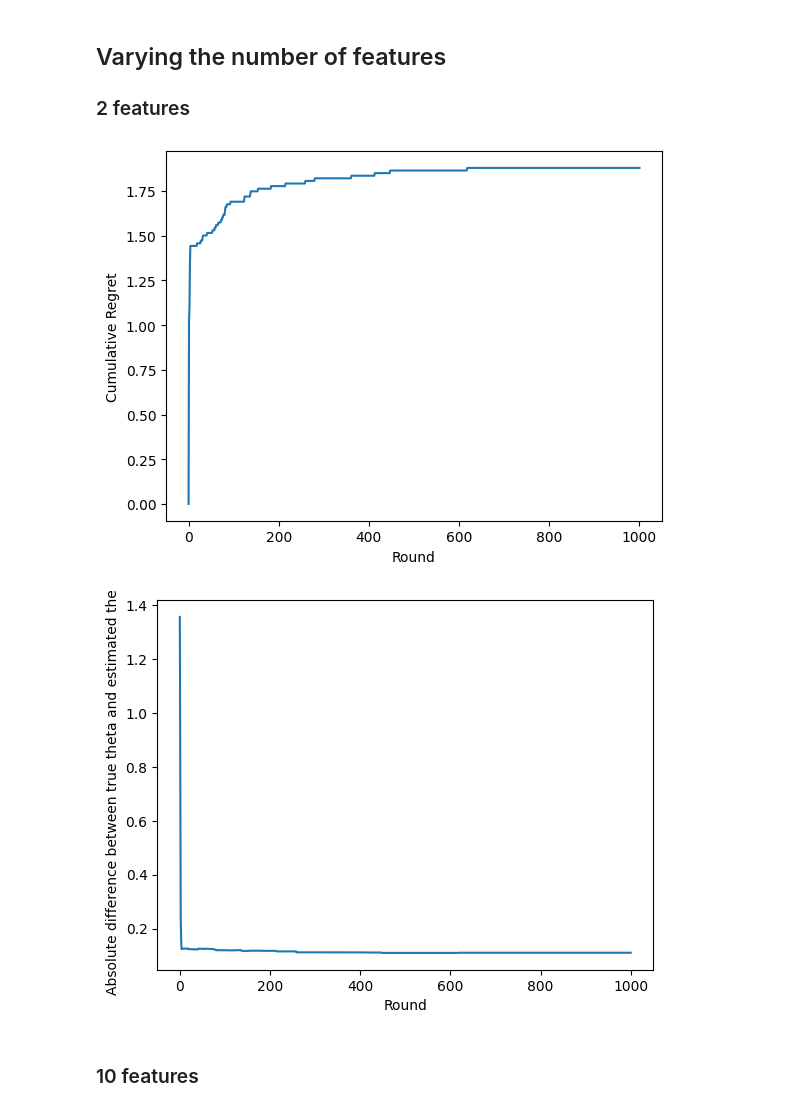
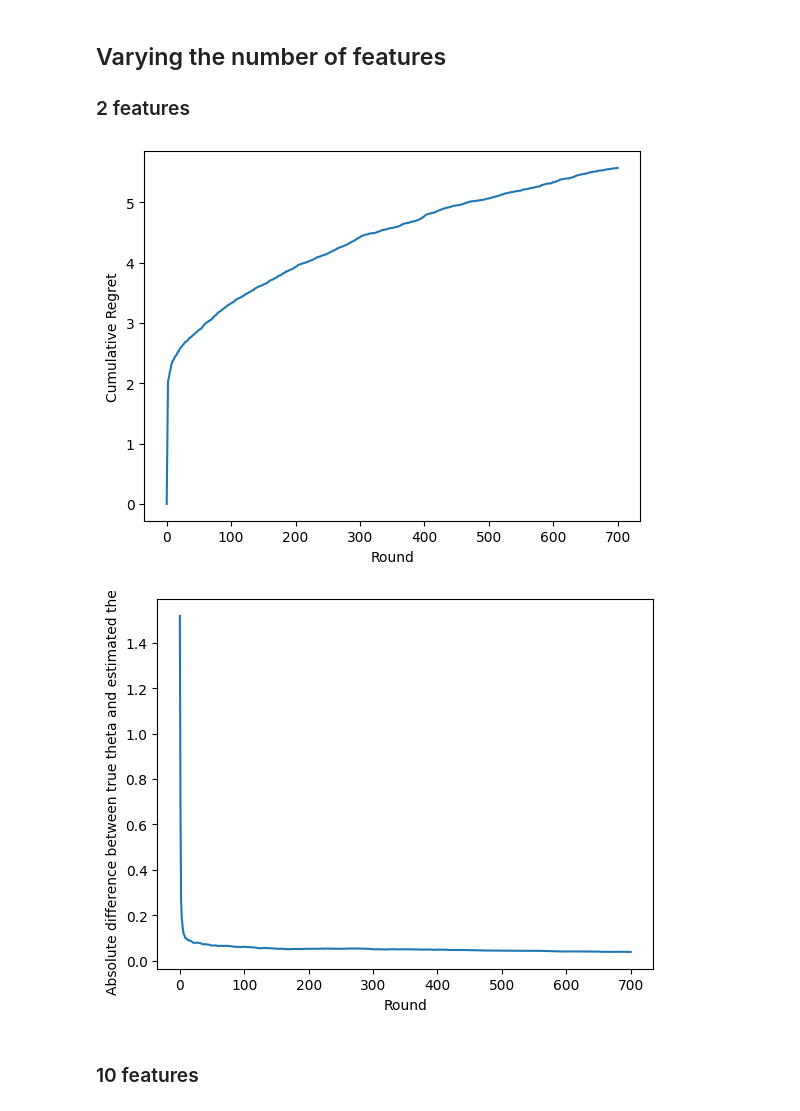
Before and after one commit to Thosam1/BachelorProject, a Jupyter notebook: Bandits/stochastic-linear-bandits/stochastic-linear-bandits.ipynb, the cells around one changed output. Cells and saved outputs as stored; diff of their text form; code cells hidden in the pictures.

```diff
--- a/Bandits/stochastic-linear-bandits/stochastic-linear-bandits.ipynb
+++ b/Bandits/stochastic-linear-bandits/stochastic-linear-bandits.ipynb
@@ -155,19 +204,17 @@ plot_multiple_diff_theta_hat_true_theta(diff_for_arm_variation, labels_for_arm_v
 # Setting up parameters for the runs
 n_arms = 100
 n_features = 2
-item_features = np.random.uniform(low=-1, high=1, size=(n_features, n_arms))
-true_theta = np.random.uniform(low=-1, high=1, size=(n_features, 1))
 
-n_rounds = 1000
+n_rounds = 700
 noise = 0.1
 lambda_param = 0.5
 
 n_simulations = 50
 # %%
 # Running the algorithm
-regrets_2_features, all_theta_hat_2_features = run_lin_ucb_average(n_simulations, n_arms, n_features, item_features, n_rounds, true_theta, noise, lambda_param)
+regrets_2_features, all_theta_hat_2_features, avg_total_diff_per_round_2_features = run_lin_ucb_average(n_simulations, n_arms, n_features, n_rounds, noise, lambda_param)
 # %%
 # Plotting the cumulative regret
 plot_regret(regrets_2_features)
 # %% [output]
-[figure, old version]
+[figure, new version]
@@ -177,8 +221,8 @@ diff_per_rounds_2_features = diff_theta_hat_true_theta(true_theta, all_theta_hat
 # %%
 # Plotting the difference between the true theta and the estimate theta_hat
-plot_diff_theta_hat_true_theta(diff_per_rounds_2_features)
+plot_diff_theta_hat_true_theta(avg_total_diff_per_round_2_features)
 # %% [output]
-[figure, old version]
+[figure, new version]
 # %% [markdown]
 ### 10 features
 # %%
```
Also changed, not shown: parts of 29 cells of this notebook, 1 other file.
